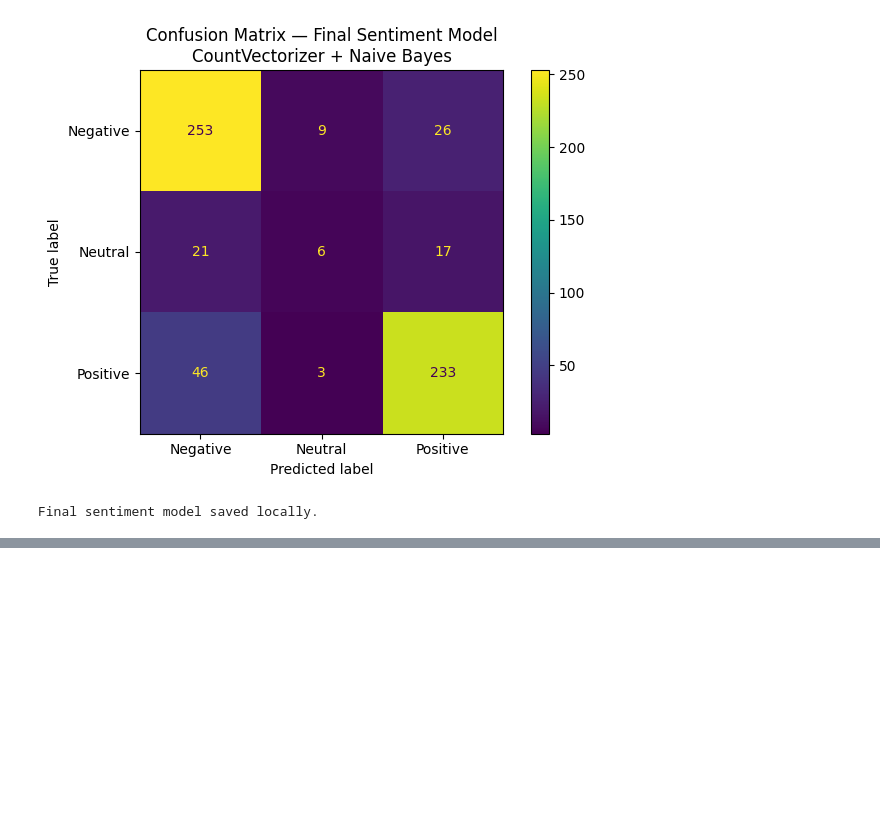
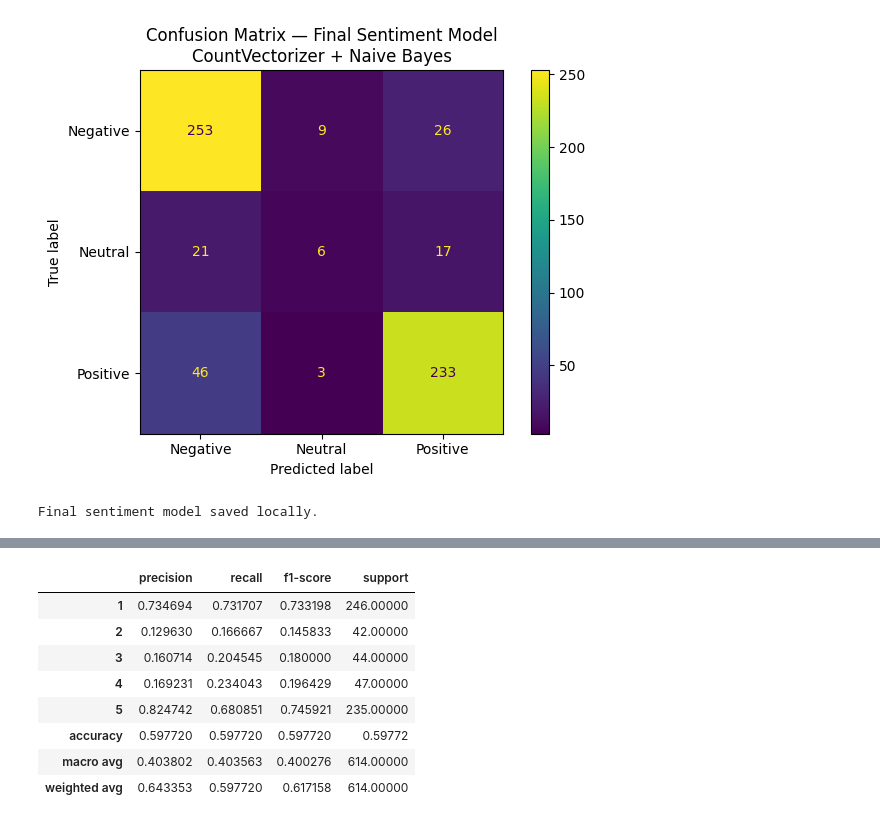
Before and after one commit to jay050699/energy-app-review-sentiment-rating-prediction, a Jupyter notebook: notebooks/03_model_training_evaluation.ipynb, the cells around one changed output, grey strips where cells are left out. Saved outputs shown, nothing was run; the diff lists cells and outputs as text; code cells hidden in the pictures; blank space fills up the shorter version.

```diff
--- a/notebooks/03_model_training_evaluation.ipynb
+++ b/notebooks/03_model_training_evaluation.ipynb
@@ -747,0 +1126,25 @@ The remaining challenge is the neutral class, which is harder to classify becaus
+# %%
+report_tfidf_logreg_rating = classification_report(
+    y_test_rating,
+    y_pred_tfidf_logreg_rating,
+    output_dict=True,
+    zero_division=0
+)
+
+report_tfidf_logreg_rating_df = pd.DataFrame(report_tfidf_logreg_rating).transpose()
+
+report_tfidf_logreg_rating_df.to_csv(
+    "../reports/classification_report_tfidf_logreg_rating.csv"
+)
+
+report_tfidf_logreg_rating_df
+# %% [output]
+|  | precision | recall | f1-score | support |
+| 1 | 0.734694 | 0.731707 | 0.733198 | 246.00000 |
+| 2 | 0.129630 | 0.166667 | 0.145833 | 42.00000 |
+| 3 | 0.160714 | 0.204545 | 0.180000 | 44.00000 |
+| 4 | 0.169231 | 0.234043 | 0.196429 | 47.00000 |
+| 5 | 0.824742 | 0.680851 | 0.745921 | 235.00000 |
+| accuracy | 0.597720 | 0.597720 | 0.597720 | 0.59772 |
+| macro avg | 0.403802 | 0.403563 | 0.400276 | 614.00000 |
+| weighted avg | 0.643353 | 0.597720 | 0.617158 | 614.00000 |
```
Also changed, not shown: parts of 21 cells of this notebook, 5 other files.
